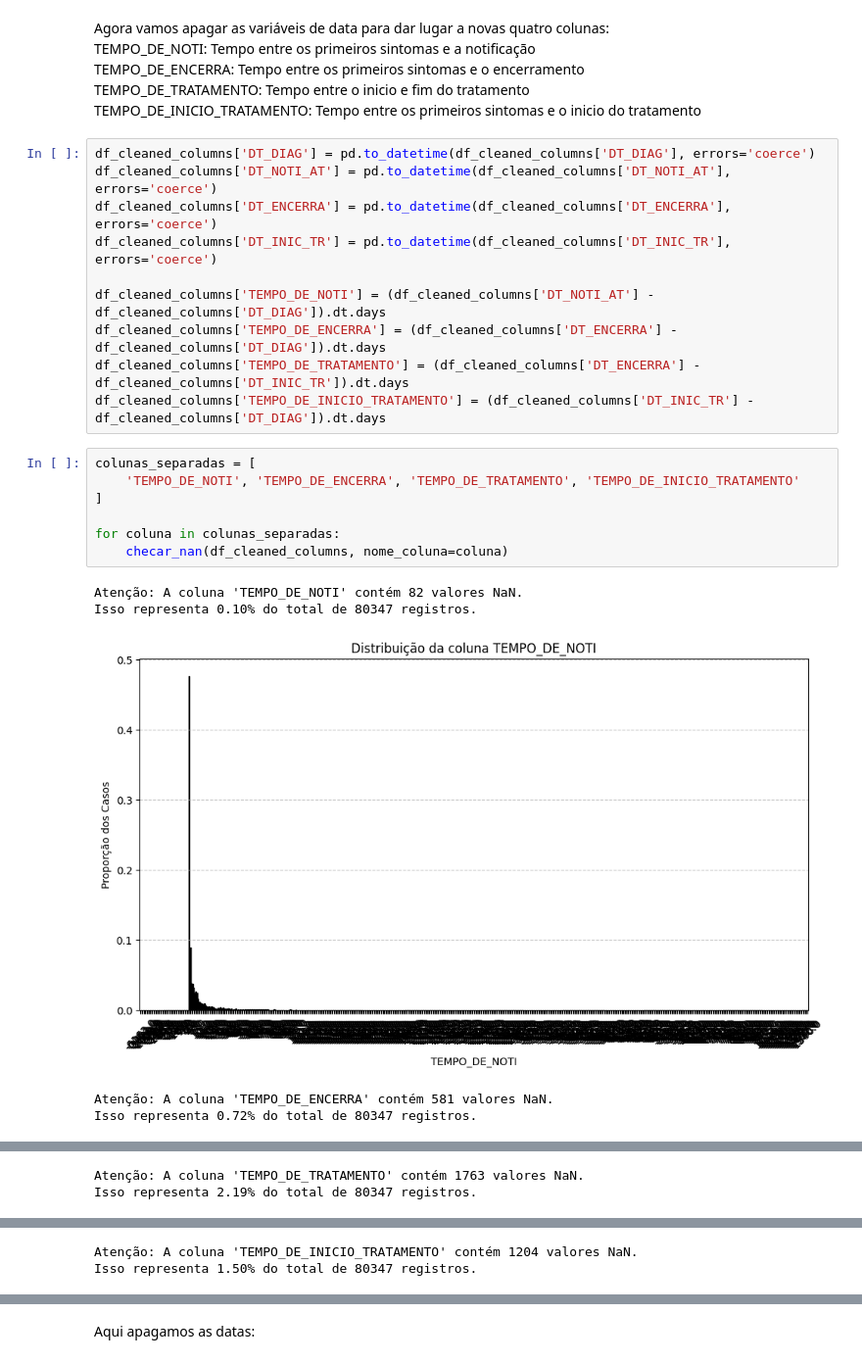
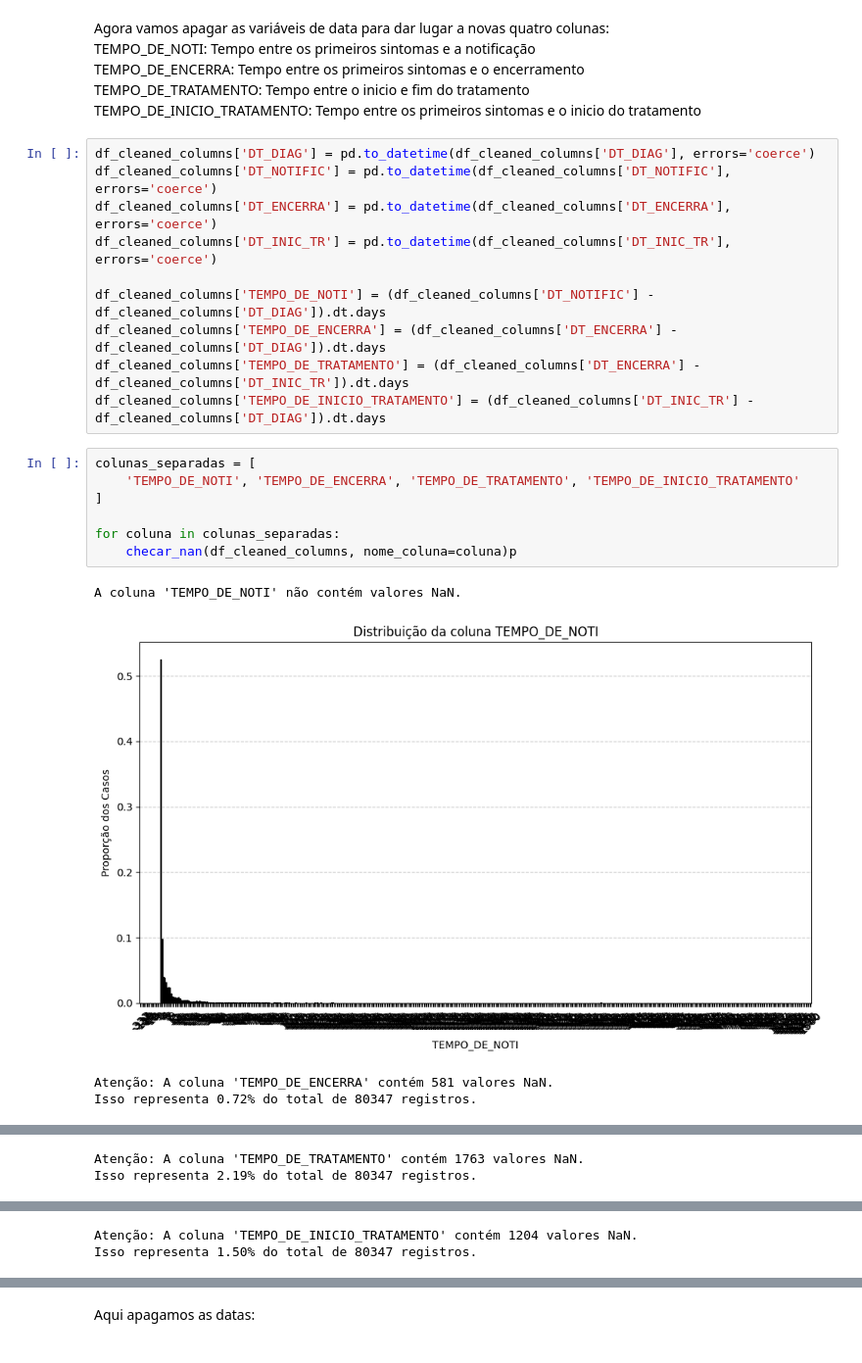
Before and after one commit to FreitasVarejo/MC853-Project, a Jupyter notebook: lab01/notebook.ipynb, the cells around one changed output, grey strips where cells are left out. Shown at 98% size. Saved outputs shown, nothing was run; the diff lists cells and outputs as text.

```diff
--- a/lab01/notebook.ipynb
+++ b/lab01/notebook.ipynb
@@ -826,25 +826,24 @@ Agora vamos apagar as variáveis de data para dar lugar a novas quatro colunas:
 <br>TEMPO_DE_INICIO_TRATAMENTO: Tempo entre os primeiros sintomas e o inicio do tratamento
 # %%
 df_cleaned_columns['DT_DIAG'] = pd.to_datetime(df_cleaned_columns['DT_DIAG'], errors='coerce')
-df_cleaned_columns['DT_NOTI_AT'] = pd.to_datetime(df_cleaned_columns['DT_NOTI_AT'], errors='coerce')
+df_cleaned_columns['DT_NOTIFIC'] = pd.to_datetime(df_cleaned_columns['DT_NOTIFIC'], errors='coerce')
 df_cleaned_columns['DT_ENCERRA'] = pd.to_datetime(df_cleaned_columns['DT_ENCERRA'], errors='coerce')
 df_cleaned_columns['DT_INIC_TR'] = pd.to_datetime(df_cleaned_columns['DT_INIC_TR'], errors='coerce')
 
-df_cleaned_columns['TEMPO_DE_NOTI'] = (df_cleaned_columns['DT_NOTI_AT'] - df_cleaned_columns['DT_DIAG']).dt.days
+df_cleaned_columns['TEMPO_DE_NOTI'] = (df_cleaned_columns['DT_NOTIFIC'] - df_cleaned_columns['DT_DIAG']).dt.days
 df_cleaned_columns['TEMPO_DE_ENCERRA'] = (df_cleaned_columns['DT_ENCERRA'] - df_cleaned_columns['DT_DIAG']).dt.days
 df_cleaned_columns['TEMPO_DE_TRATAMENTO'] = (df_cleaned_columns['DT_ENCERRA'] - df_cleaned_columns['DT_INIC_TR']).dt.days
 df_cleaned_columns['TEMPO_DE_INICIO_TRATAMENTO'] = (df_cleaned_columns['DT_INIC_TR'] - df_cleaned_columns['DT_DIAG']).dt.days
 # %%
 colunas_separadas = [
     'TEMPO_DE_NOTI', 'TEMPO_DE_ENCERRA', 'TEMPO_DE_TRATAMENTO', 'TEMPO_DE_INICIO_TRATAMENTO'
 ]
 
 for coluna in colunas_separadas:
-    checar_nan(df_cleaned_columns, nome_coluna=coluna)
+    checar_nan(df_cleaned_columns, nome_coluna=coluna)p
 # %% [output]
-Atenção: A coluna 'TEMPO_DE_NOTI' contém 82 valores NaN.
-Isso representa 0.10% do total de 80347 registros.
+A coluna 'TEMPO_DE_NOTI' não contém valores NaN.
-[figure, old version]
+[figure, new version]
 Atenção: A coluna 'TEMPO_DE_ENCERRA' contém 581 valores NaN.
 Isso representa 0.72% do total de 80347 registros.
 [figure]
```
Also changed, not shown: parts of 4 cells of this notebook, 2 other files.
